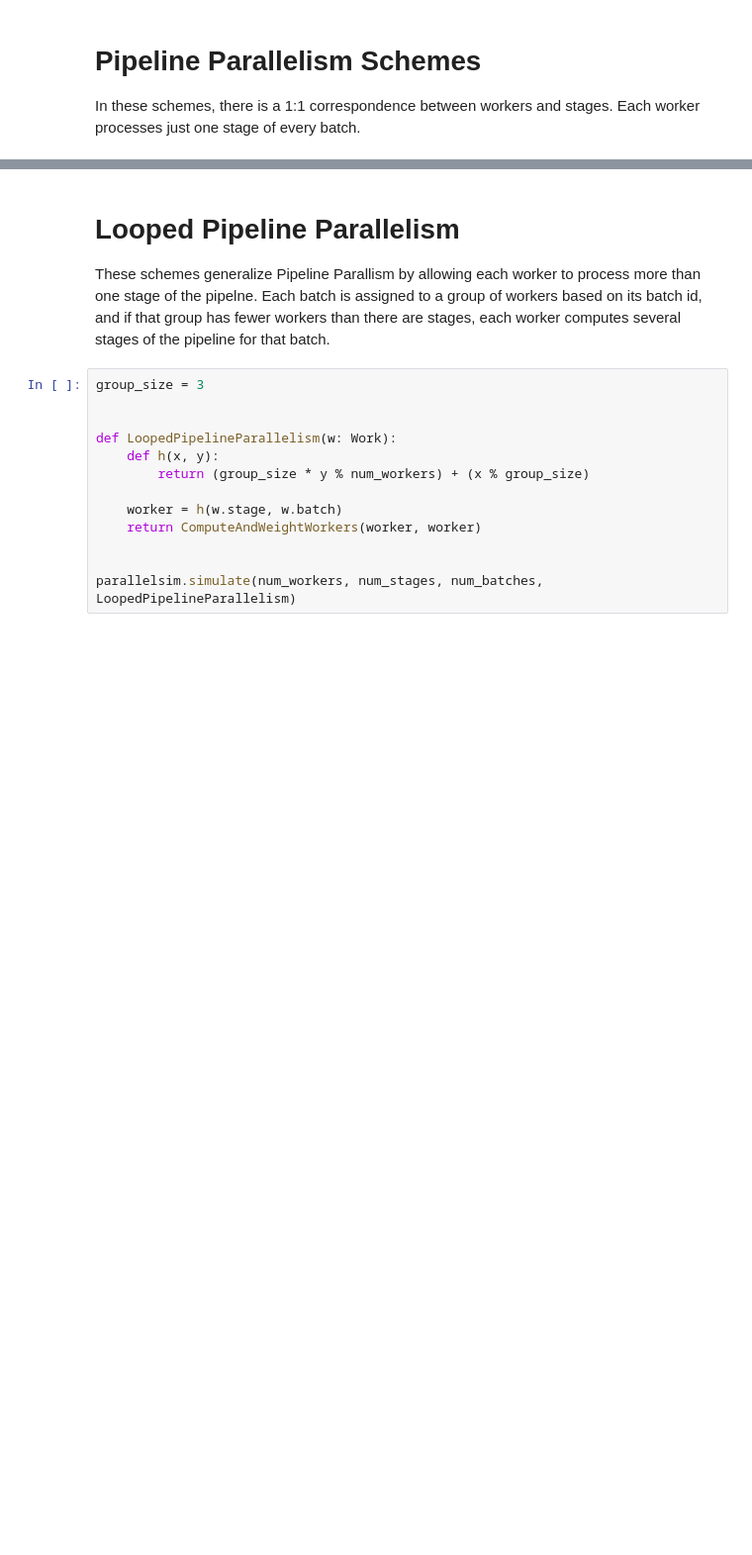
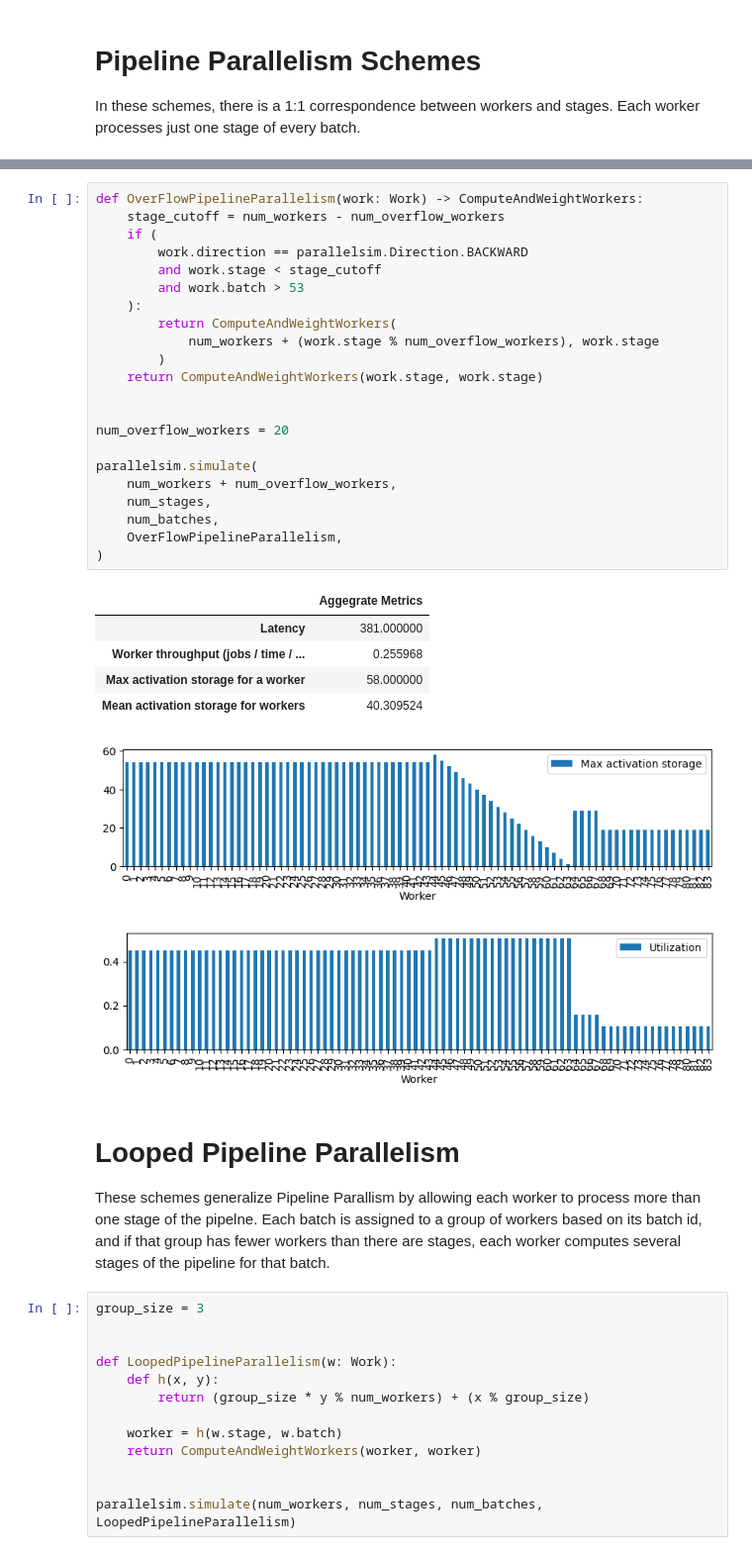
Before and after one commit to a-rahimi/parallel-training, a Jupyter notebook: parallelsim_notebook.ipynb, the cells around one changed output, grey strips where cells are left out. Shown at 99% size. Saved outputs shown, nothing was run; the diff lists cells and outputs as text; blank space fills up the shorter version.

Commit message:
cuckoo parallelism with overflows

```diff
--- a/parallelsim_notebook.ipynb
+++ b/parallelsim_notebook.ipynb
@@ -165,3 +188,33 @@ parallelsim.simulate(num_workers, num_stages, num_batches, CuckooParallelism)
+# %%
+def OverFlowPipelineParallelism(work: Work) -> ComputeAndWeightWorkers:
+    stage_cutoff = num_workers - num_overflow_workers
+    if (
+        work.direction == parallelsim.Direction.BACKWARD
+        and work.stage < stage_cutoff
+        and work.batch > 53
+    ):
+        return ComputeAndWeightWorkers(
+            num_workers + (work.stage % num_overflow_workers), work.stage
+        )
+    return ComputeAndWeightWorkers(work.stage, work.stage)
+
+
+num_overflow_workers = 20
+
+parallelsim.simulate(
+    num_workers + num_overflow_workers,
+    num_stages,
+    num_batches,
+    OverFlowPipelineParallelism,
+)
+# %% [output]
+|  | Aggegrate Metrics |
+| Latency | 381.000000 |
+| Worker throughput (jobs / time / ... | 0.255968 |
+| Max activation storage for a worker | 58.000000 |
+| Mean activation storage for workers | 40.309524 |
+[figure, added]
+[figure, added]
 # %% [markdown]
 # Looped Pipeline Parallelism
 
```
Also changed, not shown: parts of 6 cells of this notebook, 1 other file.
